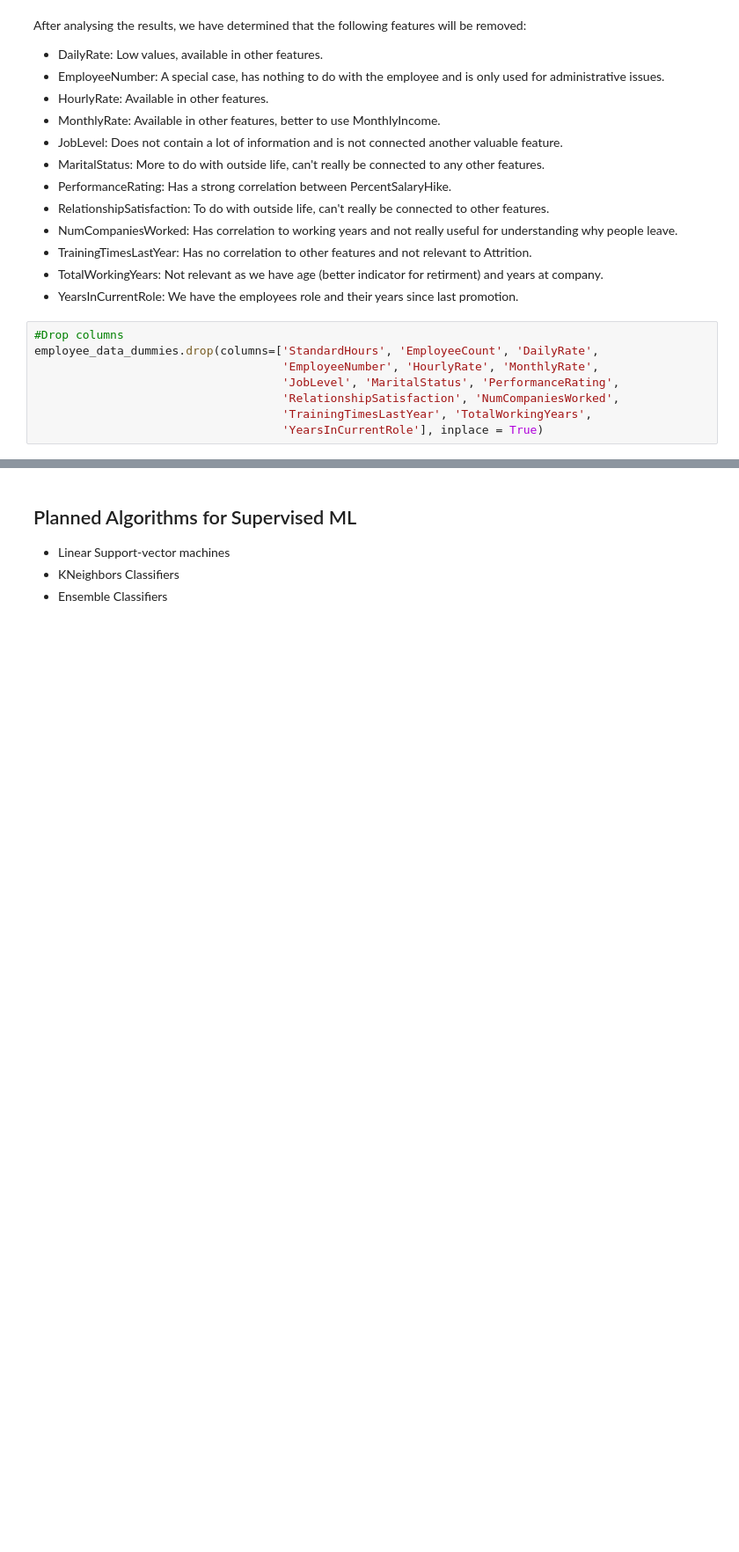
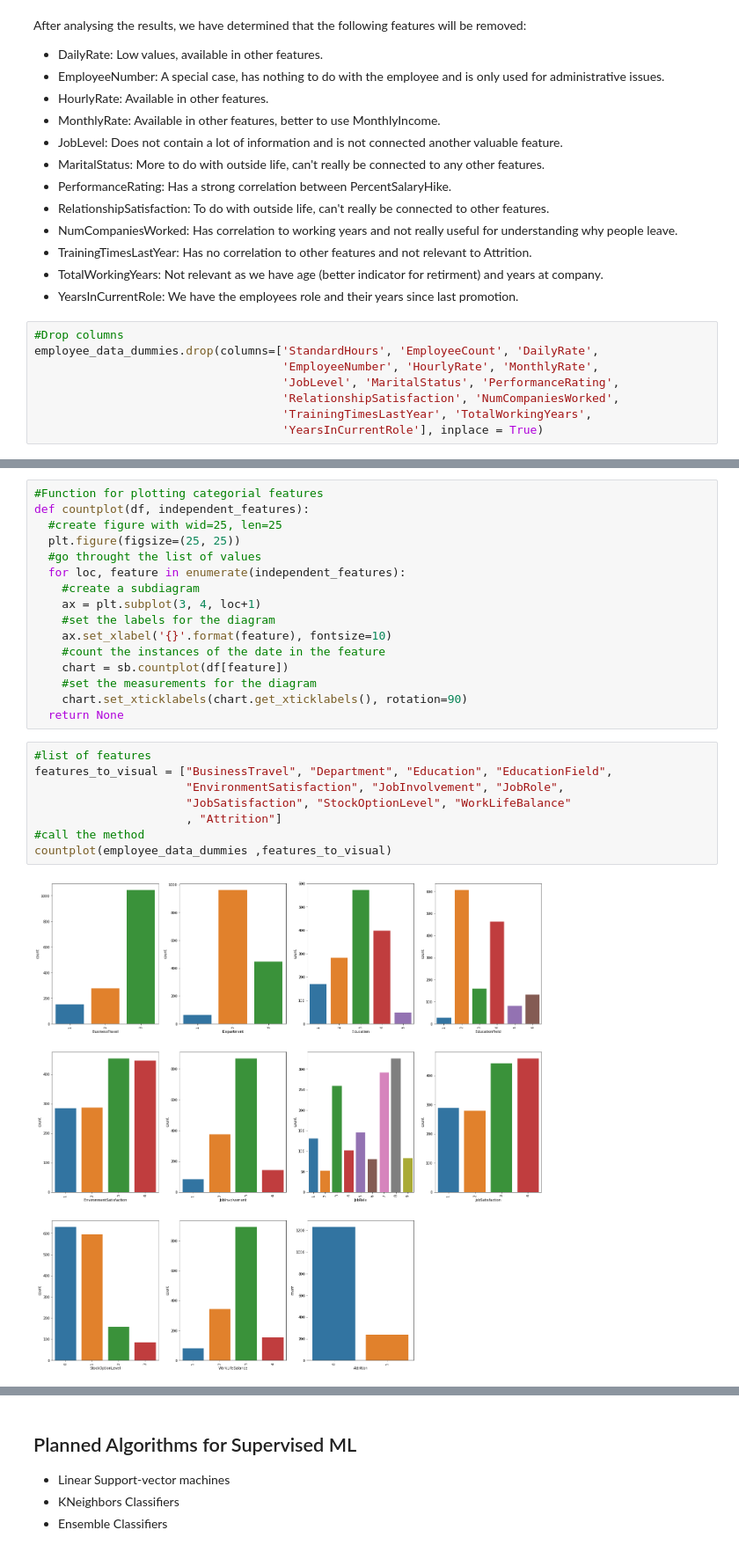
Before and after one commit to Ad2891/Slutuppgift-team12, a Jupyter notebook: Slutuppgift.ipynb, the cells around one changed output, grey strips where cells are left out. Shown at 88% size. Saved outputs shown, nothing was run; the diff lists cells and outputs as text; blank space fills up the shorter version.

Commit message:
Ver 1.6: Visualisation

```diff
--- a/Slutuppgift.ipynb
+++ b/Slutuppgift.ipynb
@@ -242,0 +260,26 @@ employee_data_dummies.drop(columns=['StandardHours', 'EmployeeCount', 'DailyRate
+# %%
+#Function for plotting categorial features
+def countplot(df, independent_features):
+  #create figure with wid=25, len=25
+  plt.figure(figsize=(25, 25))
+  #go throught the list of values
+  for loc, feature in enumerate(independent_features):
+    #create a subdiagram
+    ax = plt.subplot(3, 4, loc+1)
+    #set the labels for the diagram
+    ax.set_xlabel('{}'.format(feature), fontsize=10)
+    #count the instances of the date in the feature
+    chart = sb.countplot(df[feature])
+    #set the measurements for the diagram
+    chart.set_xticklabels(chart.get_xticklabels(), rotation=90)
+  return None
+# %%
+#list of features
+features_to_visual = ["BusinessTravel", "Department", "Education", "EducationField",
+                      "EnvironmentSatisfaction", "JobInvolvement", "JobRole",
+                      "JobSatisfaction", "StockOptionLevel", "WorkLifeBalance"
+                      , "Attrition"]
+#call the method
+countplot(employee_data_dummies ,features_to_visual)
+# %% [output]
+[figure, added]
```
Also changed, not shown: parts of 15 cells of this notebook.
